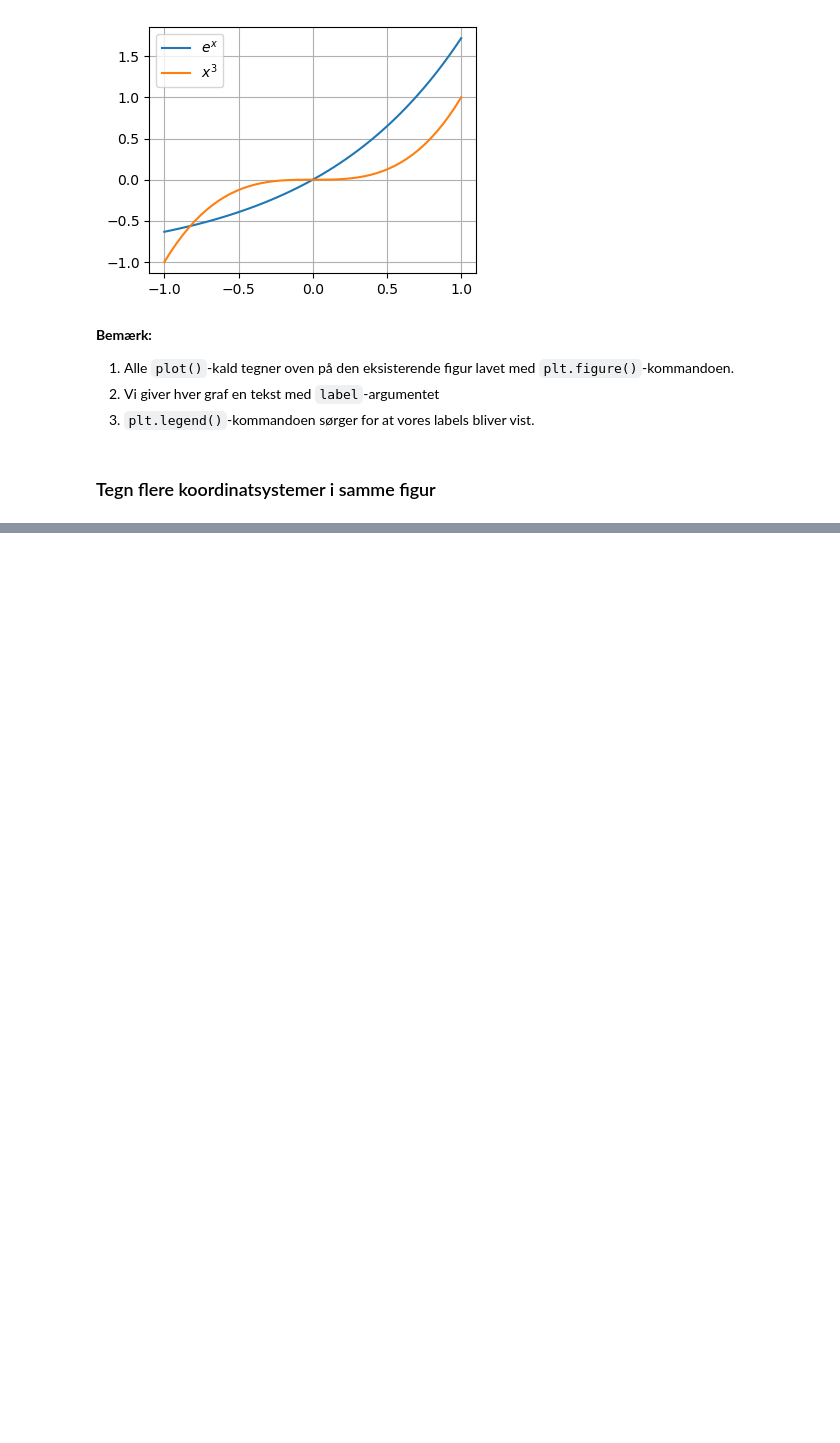
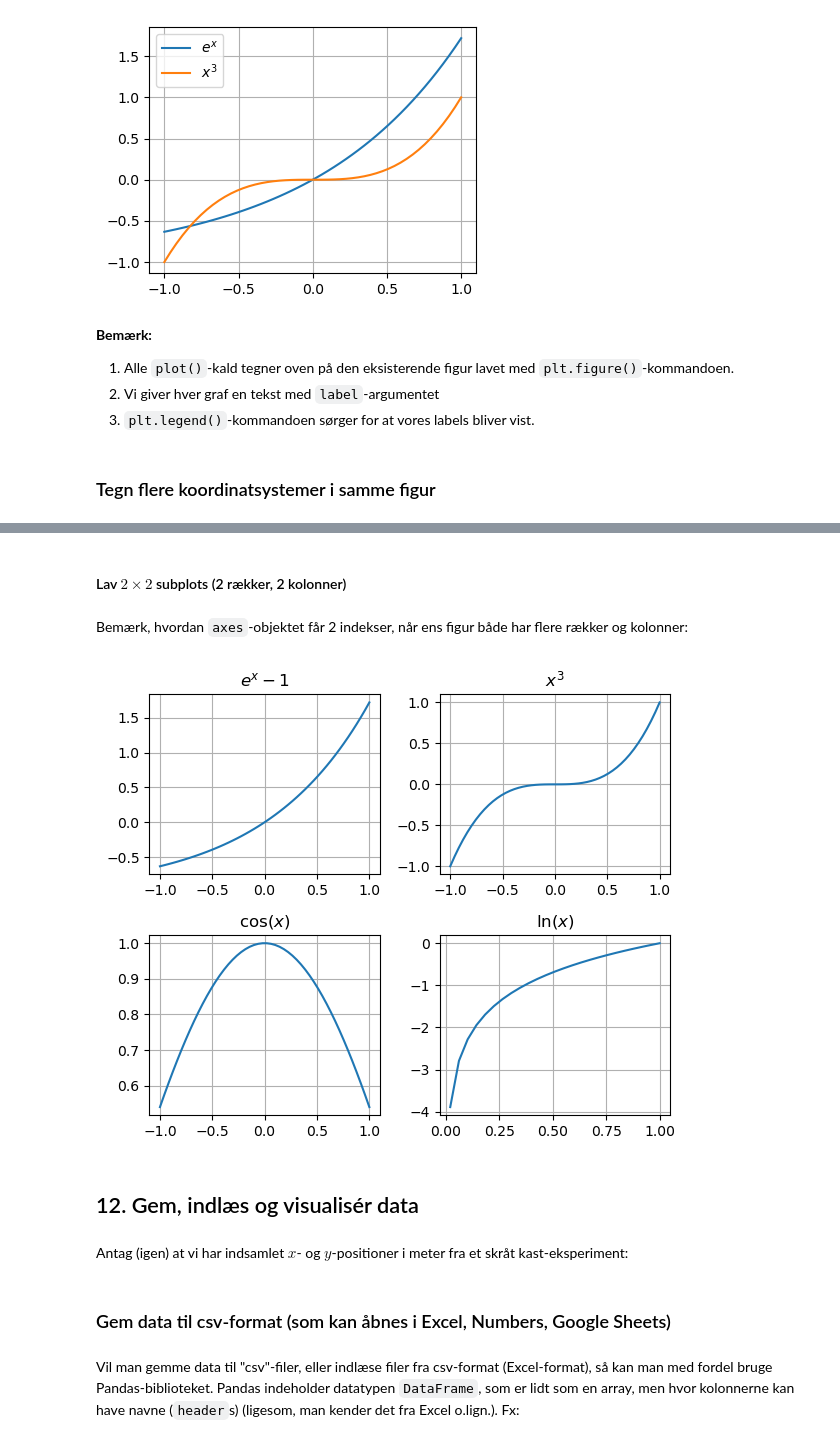
Before and after one commit to runehoejlund/ida-python-for-begyndere, a Jupyter notebook: 00-Python-for-begyndere.ipynb, the cells around one changed output, grey strips where cells are left out. Drawn from its saved outputs; the diff is of its cells as text; code cells hidden in the pictures; blank space fills up the shorter version.

```diff
--- a/00-Python-for-begyndere.ipynb
+++ b/00-Python-for-begyndere.ipynb
@@ -905,0 +907,32 @@ plt.
+# %% [markdown]
+#### Lav $2 \times 2$ subplots (2 rækker, 2 kolonner)
+# %% [markdown]
+Bemærk, hvordan `axes`-objektet får 2 indekser, når ens figur både har flere rækker og kolonner:
+# %%
+x = np.linspace(-1, 1)
+f = np.exp(x) - 1
+g = x**3
+fig, axes = plt.subplots(2, 2, figsize=(6, 5))
+axes[0, 0].plot(x, f)
+axes[0, 0].grid()
+axes[0, 0].set_title('$e^x-1$')
+
+axes[0, 1].plot(x, g)
+axes[0, 1].grid()
+axes[0, 1].set_title('$x^3$')
+
+axes[1, 0].plot(x, np.cos(x))
+axes[1, 0].grid()
+axes[1, 0].set_title('$\cos(x)$')
+
+axes[1, 1].plot(x[x > 0], np.log(x[x > 0]))
+axes[1, 1].grid()
+axes[1, 1].set_title('$\ln(x)$')
+
+plt.tight_layout()
+# %% [output]
+[figure, added]
+# %% [markdown]
+## 12. Gem, indlæs og visualisér data
+# %% [markdown]
+Antag (igen) at vi har indsamlet $x$- og $y$-positioner i meter fra et skråt kast-eksperiment:
@@ -905,0 +944,4 @@ plt.
+# %% [markdown]
+### Gem data til csv-format (som kan åbnes i Excel, Numbers, Google Sheets)
+# %% [markdown]
+Vil man gemme data til "csv"-filer, eller indlæse filer fra csv-format (Excel-format), så kan man med fordel bruge Pandas-biblioteket. Pandas indeholder datatypen `DataFrame`, som er lidt som en array, men hvor kolonnerne kan have navne (`header`s) (ligesom, man kender det fra Excel o.lign.). Fx:
```
Also changed, not shown: parts of 61 cells of this notebook, 1 other file.
